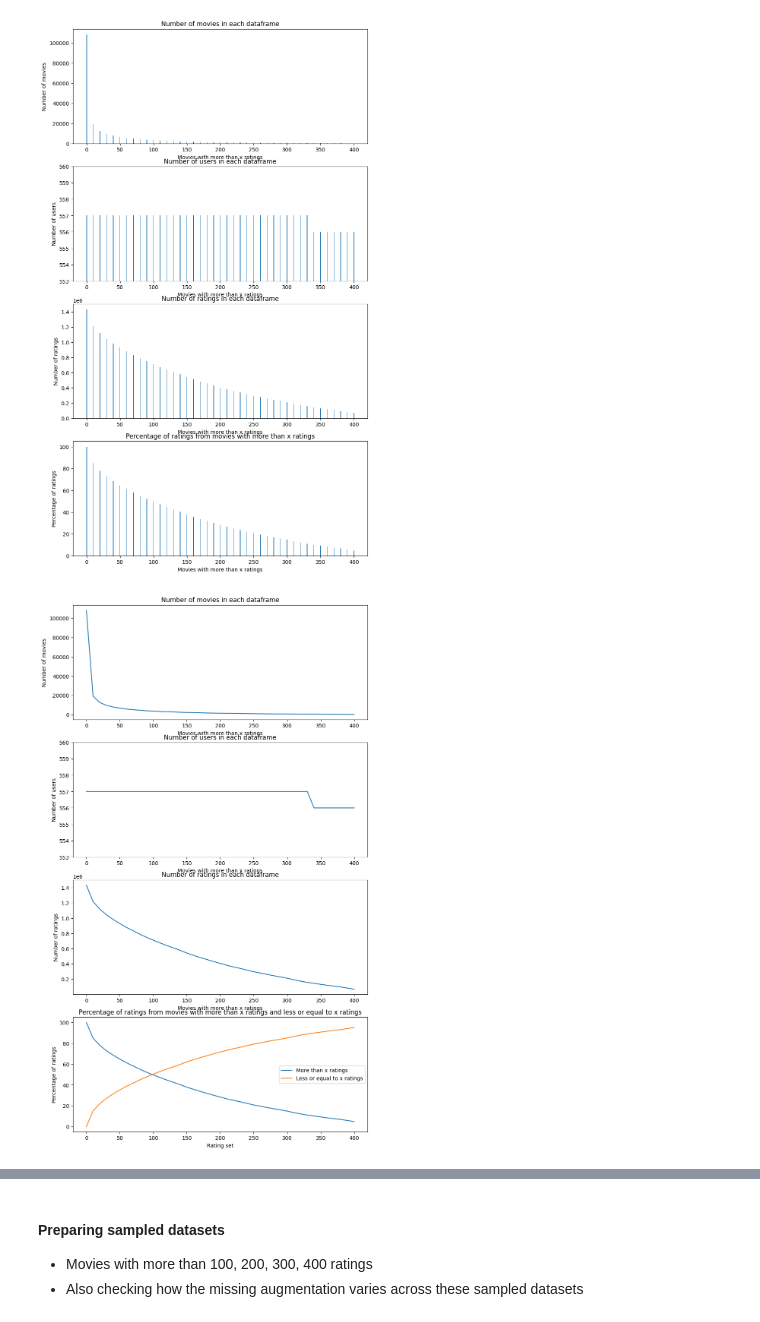
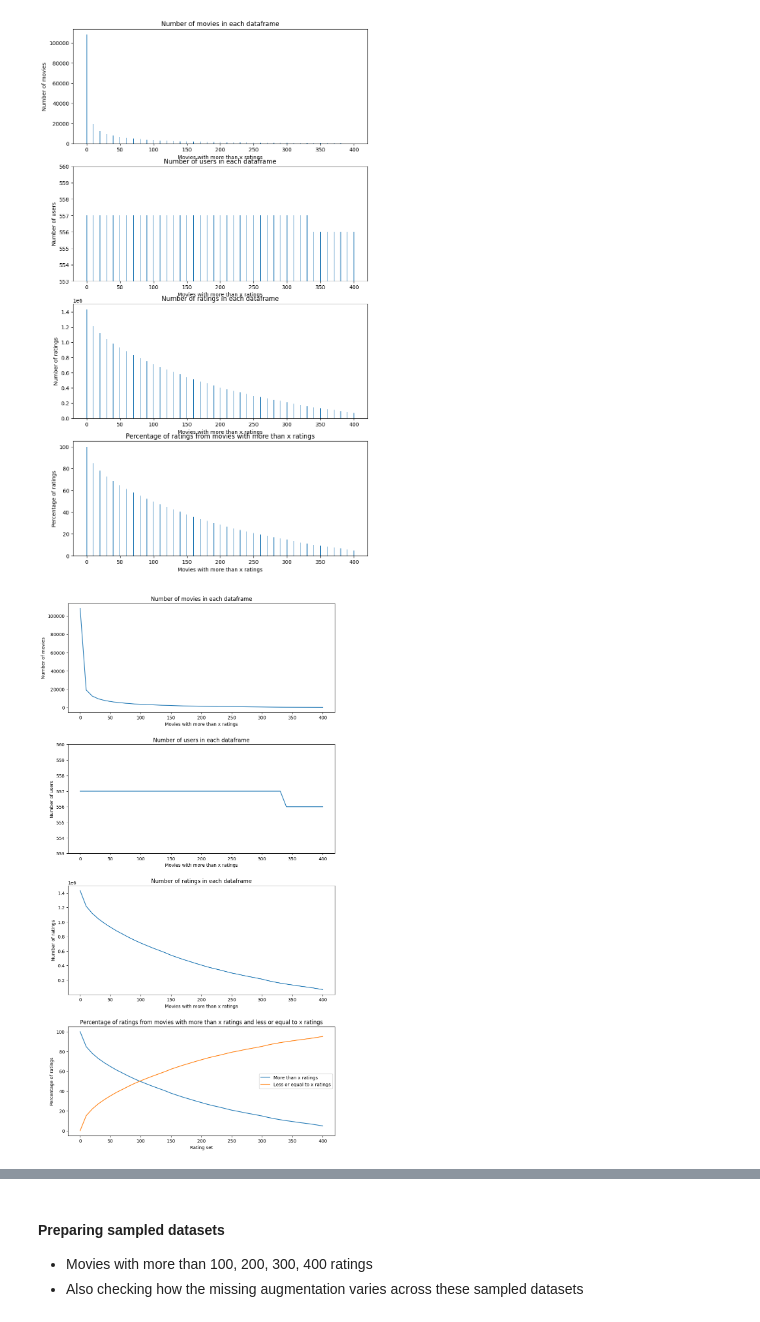
Before and after one commit to DiogoRoch/SMA-Lboxd, a Jupyter notebook: 4_Data_Processing2_And_Plotting.ipynb, the cells around one changed output, grey strips where cells are left out. Cells and saved outputs as stored; diff of their text form; code cells hidden in the pictures.

Commit message:
updated_plots

```diff
--- a/4_Data_Processing2_And_Plotting.ipynb
+++ b/4_Data_Processing2_And_Plotting.ipynb
@@ -293,6 +293,8 @@ plt.show()
 # %%
 # Plot again but with lineplots this time
 fig, ax = plt.subplots(4, 1, figsize=(10, 18))
+# Add padding between the subplots
+fig.tight_layout(pad=5.0)
 
 # Number of movies
 num_movies = [dataframe_info[key]['num_movies'] for key in dataframe_info]
@@ -301,31 +303,31 @@ ax[0].set_title("Number of movies in each dataframe")
 ax[0].set_xlabel("Movies with more than x ratings")
 ax[0].set_ylabel("Number of movies")
 
 # Number of users
 num_users = [dataframe_info[key]['num_users'] for key in dataframe_info]
 ax[1].plot(movie_range, num_users)
 # Restrict the y-axis around maximum and minimum values and ensure that the y-axis ticks are integers
 ax[1].set_ylim(min(num_users) - 3, max(num_users) + 3)
 ax[1].set_title("Number of users in each dataframe")
 ax[1].set_xlabel("Movies with more than x ratings")
 ax[1].set_ylabel("Number of users")
 
 # Number of ratings
 num_ratings = [dataframe_info[key]['num_ratings'] for key in dataframe_info]
 ax[2].plot(movie_range, num_ratings)
 ax[2].set_title("Number of ratings in each dataframe")
 ax[2].set_xlabel("Movies with more than x ratings")
 ax[2].set_ylabel("Number of ratings")
 
 # Percentage of ratings from movies with more than x ratings and less or equal to x ratings
 more_than_i_rating_movies_ratings_percentage = [dataframe_info[key]['more_than_i_rating_movies_ratings_percentage'] for key in dataframe_info]
 less_or_equal_to_i_rating_movies_ratings_percentage = [dataframe_info[key]['less_or_equal_to_i_rating_movies_ratings_percentage'] for key in dataframe_info]
 ax[3].plot(movie_range, more_than_i_rating_movies_ratings_percentage, label="More than x ratings")
 ax[3].plot(movie_range, less_or_equal_to_i_rating_movies_ratings_percentage, label="Less or equal to x ratings")
 ax[3].set_title("Percentage of ratings from movies with more than x ratings and less or equal to x ratings")
 ax[3].set_xlabel("Rating set")
 ax[3].set_ylabel("Percentage of ratings")
 ax[3].legend()
 plt.show()
 # %% [output]
-[figure, old version]
+[figure, new version]
```
Also changed, not shown: parts of 7 cells of this notebook, 1 other file.
